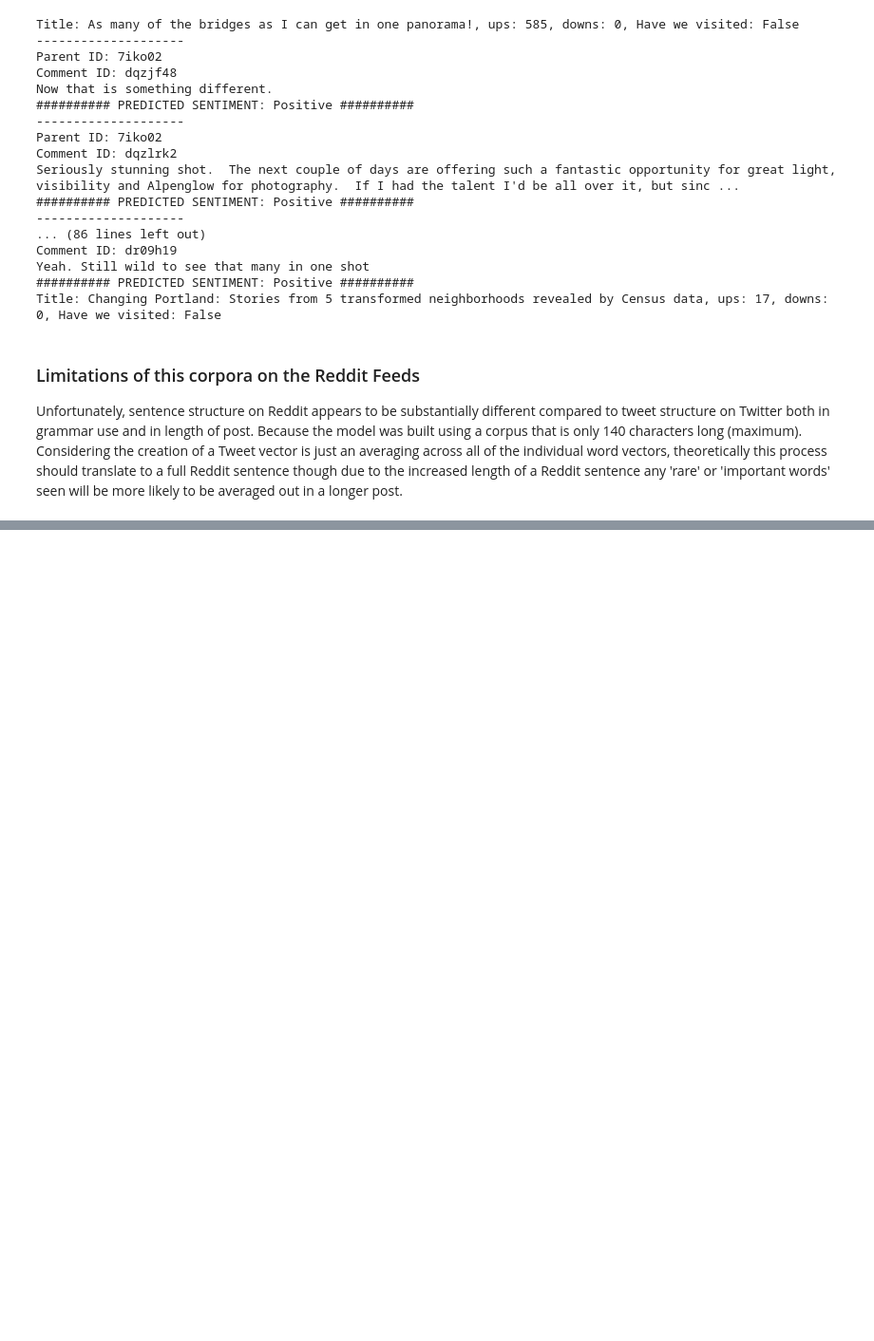
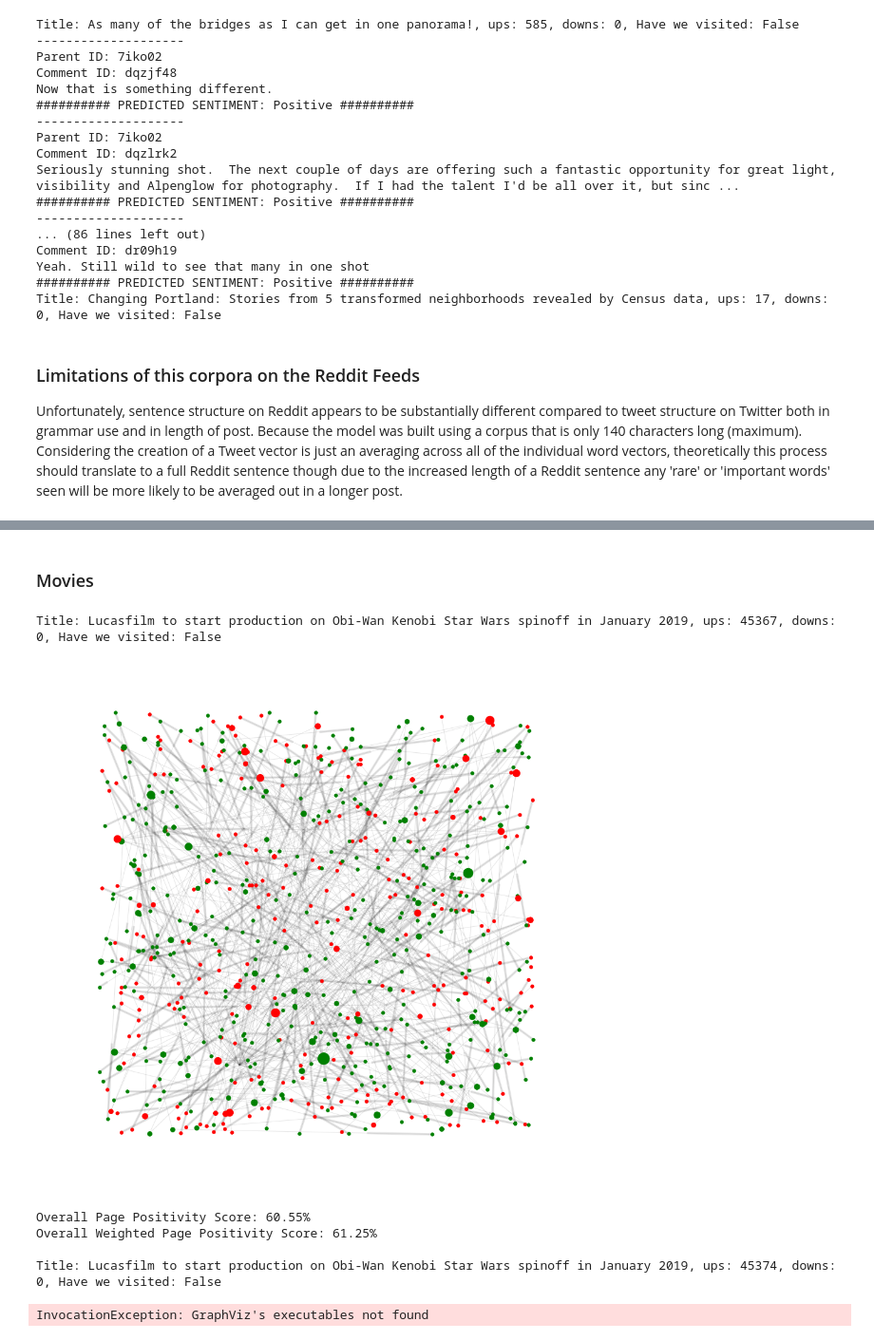
Before and after one commit to dswald/sentiment_analysis, a Jupyter notebook: sandbox/Sentiment Analysis - Clean Model.ipynb, the cells around one changed output, grey strips where cells are left out. Shown at 95% size. Cells and saved outputs as stored; diff of their text form; code cells hidden in the pictures; blank space fills up the shorter version.

```diff
--- a/sandbox/Sentiment Analysis - Clean Model.ipynb
+++ b/sandbox/Sentiment Analysis - Clean Model.ipynb
@@ -604,0 +650,13 @@ for sub,G in G_dict.items():
+# %% [markdown]
+### Movies
+# %%
+page_network_and_sentiment(page='movies', layout='random')
+page_network_and_sentiment(page='movies', layout='pydot')
+# %% [output]
+Title: Lucasfilm to start production on Obi-Wan Kenobi Star Wars spinoff in January 2019, ups: 45367, downs: 0, Have we visited: False
+[figure, added]
+Overall Page Positivity Score: 60.55%
+Overall Weighted Page Positivity Score: 61.25%
+
+Title: Lucasfilm to start production on Obi-Wan Kenobi Star Wars spinoff in January 2019, ups: 45374, downs: 0, Have we visited: False
+InvocationException: GraphViz's executables not found
```
Also changed, not shown: parts of 17 cells of this notebook, 7 other files.
